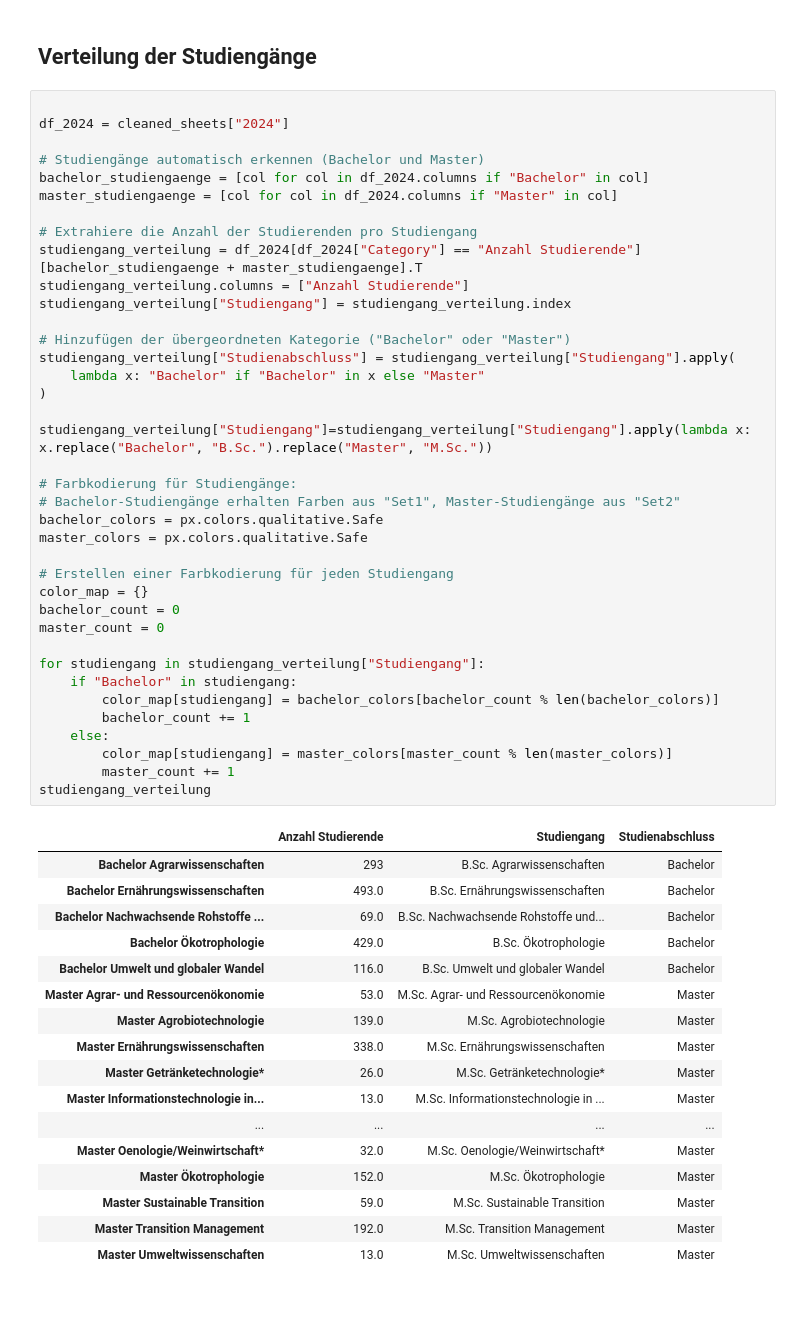
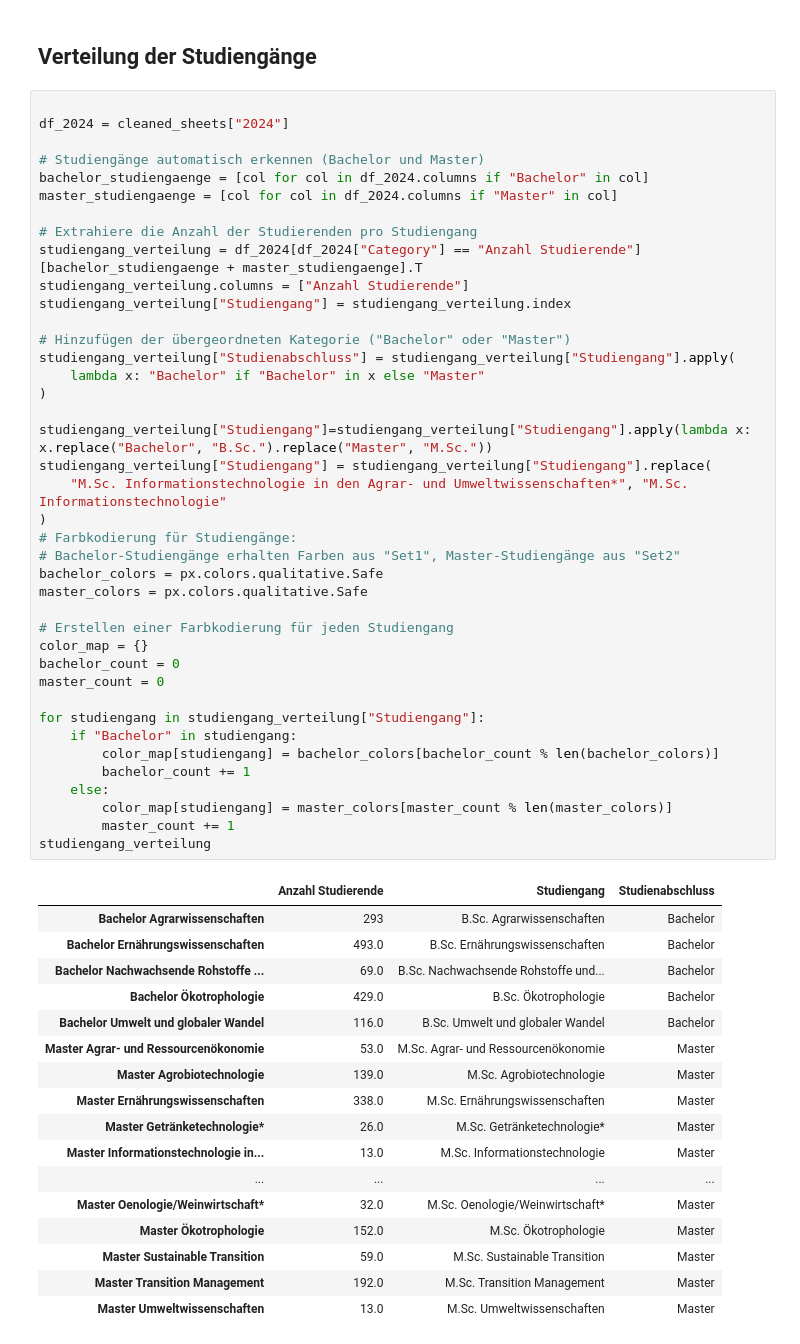
Before and after one commit to davidbirkenberger/infoviz, a Jupyter notebook: abschluss.ipynb, the cells around one changed output. Drawn from its saved outputs; the diff is of its cells as text; blank space fills up the shorter version.

```diff
--- a/abschluss.ipynb
+++ b/abschluss.ipynb
@@ -221,37 +221,39 @@ studiengang_verteilung["Studienabschluss"] = studiengang_verteilung["Studiengang
 )
 
 studiengang_verteilung["Studiengang"]=studiengang_verteilung["Studiengang"].apply(lambda x: x.replace("Bachelor", "B.Sc.").replace("Master", "M.Sc."))
-
+studiengang_verteilung["Studiengang"] = studiengang_verteilung["Studiengang"].replace(
+    "M.Sc. Informationstechnologie in den Agrar- und Umweltwissenschaften*", "M.Sc. Informationstechnologie"
+)
 # Farbkodierung für Studiengänge:
 # Bachelor-Studiengänge erhalten Farben aus "Set1", Master-Studiengänge aus "Set2"
 bachelor_colors = px.colors.qualitative.Safe
 master_colors = px.colors.qualitative.Safe
 
 # Erstellen einer Farbkodierung für jeden Studiengang
 color_map = {}
 bachelor_count = 0
 master_count = 0
 
 for studiengang in studiengang_verteilung["Studiengang"]:
     if "Bachelor" in studiengang:
         color_map[studiengang] = bachelor_colors[bachelor_count % len(bachelor_colors)]
         bachelor_count += 1
     else:
         color_map[studiengang] = master_colors[master_count % len(master_colors)]
         master_count += 1
 studiengang_verteilung
 # %% [output]
 |  | Anzahl Studierende | Studiengang | Studienabschluss |
 | Bachelor Agrarwissenschaften | 293 | B.Sc. Agrarwissenschaften | Bachelor |
 | Bachelor Ernährungswissenschaften | 493.0 | B.Sc. Ernährungswissenschaften | Bachelor |
 | Bachelor Nachwachsende Rohstoffe ... | 69.0 | B.Sc. Nachwachsende Rohstoffe und... | Bachelor |
 | Bachelor Ökotrophologie | 429.0 | B.Sc. Ökotrophologie | Bachelor |
 | Bachelor Umwelt und globaler Wandel | 116.0 | B.Sc. Umwelt und globaler Wandel | Bachelor |
 | Master Agrar- und Ressourcenökonomie | 53.0 | M.Sc. Agrar- und Ressourcenökonomie | Master |
 | Master Agrobiotechnologie | 139.0 | M.Sc. Agrobiotechnologie | Master |
 | Master Ernährungswissenschaften | 338.0 | M.Sc. Ernährungswissenschaften | Master |
 | Master Getränketechnologie* | 26.0 | M.Sc. Getränketechnologie* | Master |
-| Master Informationstechnologie in... | 13.0 | M.Sc. Informationstechnologie in ... | Master |
+| Master Informationstechnologie in... | 13.0 | M.Sc. Informationstechnologie | Master |
 | ... | ... | ... | ... |
 | Master Oenologie/Weinwirtschaft* | 32.0 | M.Sc. Oenologie/Weinwirtschaft* | Master |
 | Master Ökotrophologie | 152.0 | M.Sc. Ökotrophologie | Master |
```
Also changed, not shown: parts of 6 cells of this notebook, 21 other files.
